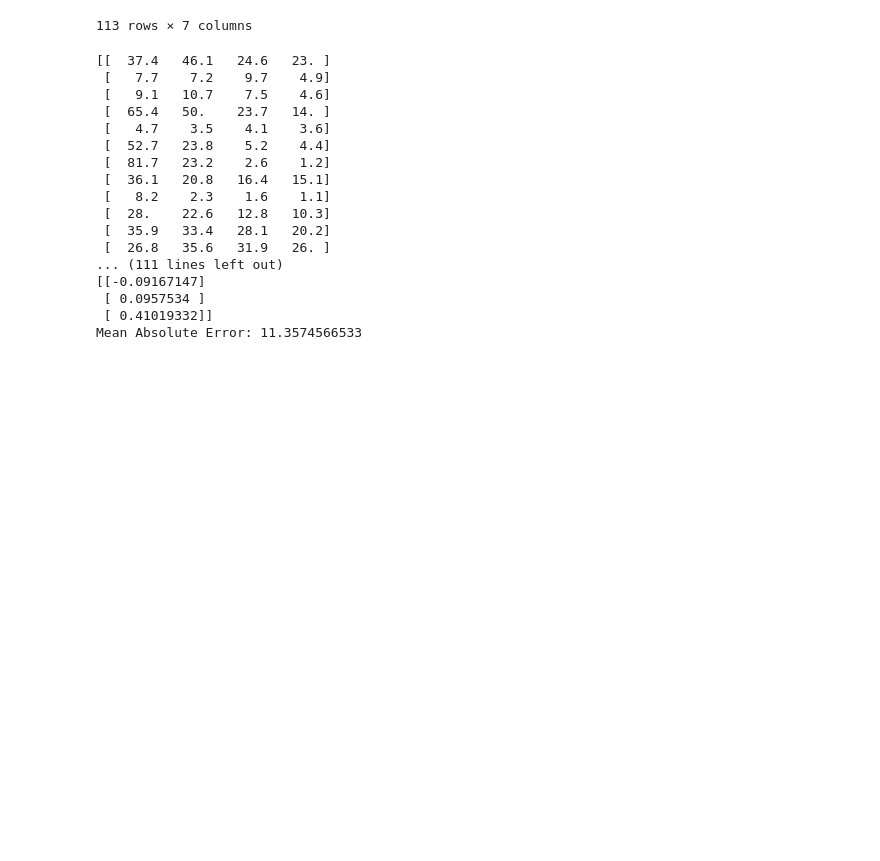
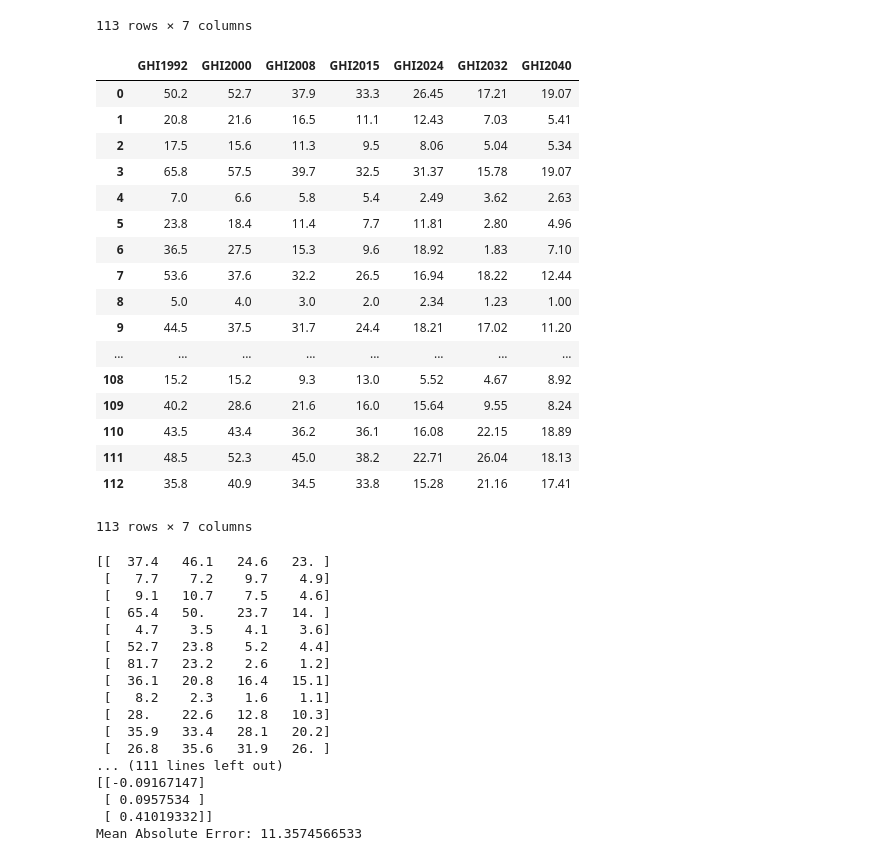
Before and after one commit to rohitshukla92/BigDataProject, a Jupyter notebook: Global Hunger Index.ipynb, the cells around one changed output. Drawn from its saved outputs; the diff is of its cells as text; code cells hidden in the pictures; blank space fills up the shorter version.

```diff
--- a/Global Hunger Index.ipynb
+++ b/Global Hunger Index.ipynb
@@ -335,6 +335,28 @@ X_ghi_2032
 | 111 | 48.5 | 52.3 | 45.0 | 38.2 | 22.707699 | 26.037524 | 18.131320 |
 | 112 | 35.8 | 40.9 | 34.5 | 33.8 | 15.277594 | 21.163399 | 17.407970 |
 113 rows × 7 columns
+# %%
+X_ghi_2032 = X_ghi_2032.round(2)
+X_ghi_2032
+# %% [output]
+|  | GHI1992 | GHI2000 | GHI2008 | GHI2015 | GHI2024 | GHI2032 | GHI2040 |
+| 0 | 50.2 | 52.7 | 37.9 | 33.3 | 26.45 | 17.21 | 19.07 |
+| 1 | 20.8 | 21.6 | 16.5 | 11.1 | 12.43 | 7.03 | 5.41 |
+| 2 | 17.5 | 15.6 | 11.3 | 9.5 | 8.06 | 5.04 | 5.34 |
+| 3 | 65.8 | 57.5 | 39.7 | 32.5 | 31.37 | 15.78 | 19.07 |
+| 4 | 7.0 | 6.6 | 5.8 | 5.4 | 2.49 | 3.62 | 2.63 |
+| 5 | 23.8 | 18.4 | 11.4 | 7.7 | 11.81 | 2.80 | 4.96 |
+| 6 | 36.5 | 27.5 | 15.3 | 9.6 | 18.92 | 1.83 | 7.10 |
+| 7 | 53.6 | 37.6 | 32.2 | 26.5 | 16.94 | 18.22 | 12.44 |
+| 8 | 5.0 | 4.0 | 3.0 | 2.0 | 2.34 | 1.23 | 1.00 |
+| 9 | 44.5 | 37.5 | 31.7 | 24.4 | 18.21 | 17.02 | 11.20 |
+| ... | ... | ... | ... | ... | ... | ... | ... |
+| 108 | 15.2 | 15.2 | 9.3 | 13.0 | 5.52 | 4.67 | 8.92 |
+| 109 | 40.2 | 28.6 | 21.6 | 16.0 | 15.64 | 9.55 | 8.24 |
+| 110 | 43.5 | 43.4 | 36.2 | 36.1 | 16.08 | 22.15 | 18.89 |
+| 111 | 48.5 | 52.3 | 45.0 | 38.2 | 22.71 | 26.04 | 18.13 |
+| 112 | 35.8 | 40.9 | 34.5 | 33.8 | 15.28 | 21.16 | 17.41 |
+113 rows × 7 columns
 # %%
 X_param1=GHI_rdd4.map(lambda x: [x[1],x[5],x[9],x[13]]).filter(lambda x: x[0]!="UN9193")
 X_param1=np.array(X_param1.collect())
```
Also changed, not shown: parts of 18 cells of this notebook.
